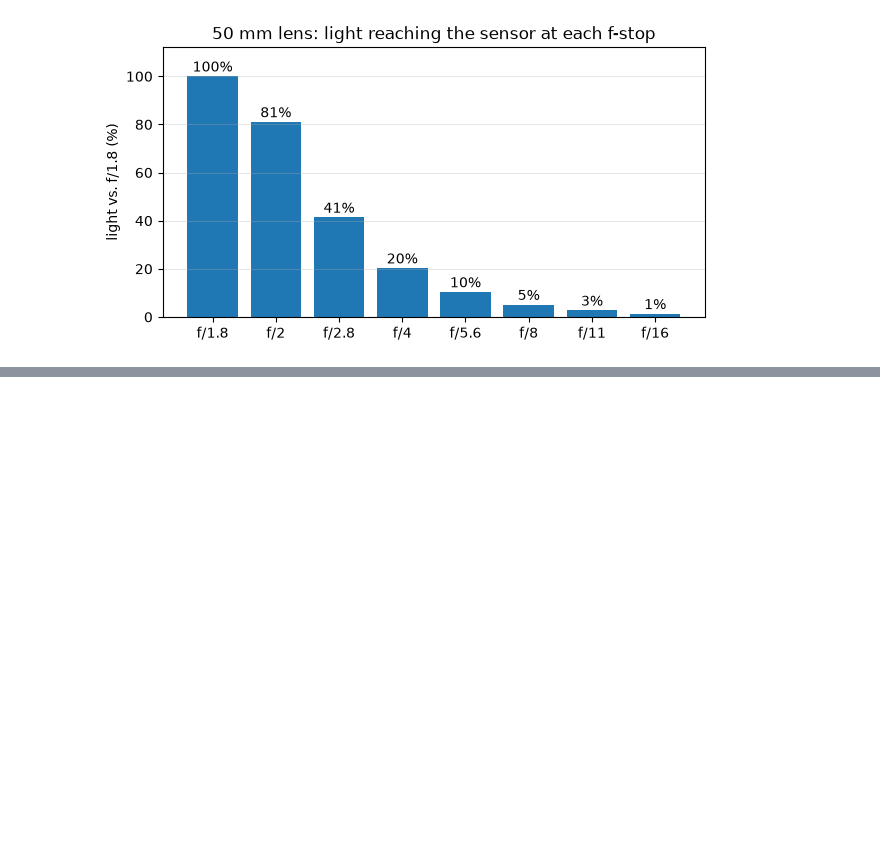
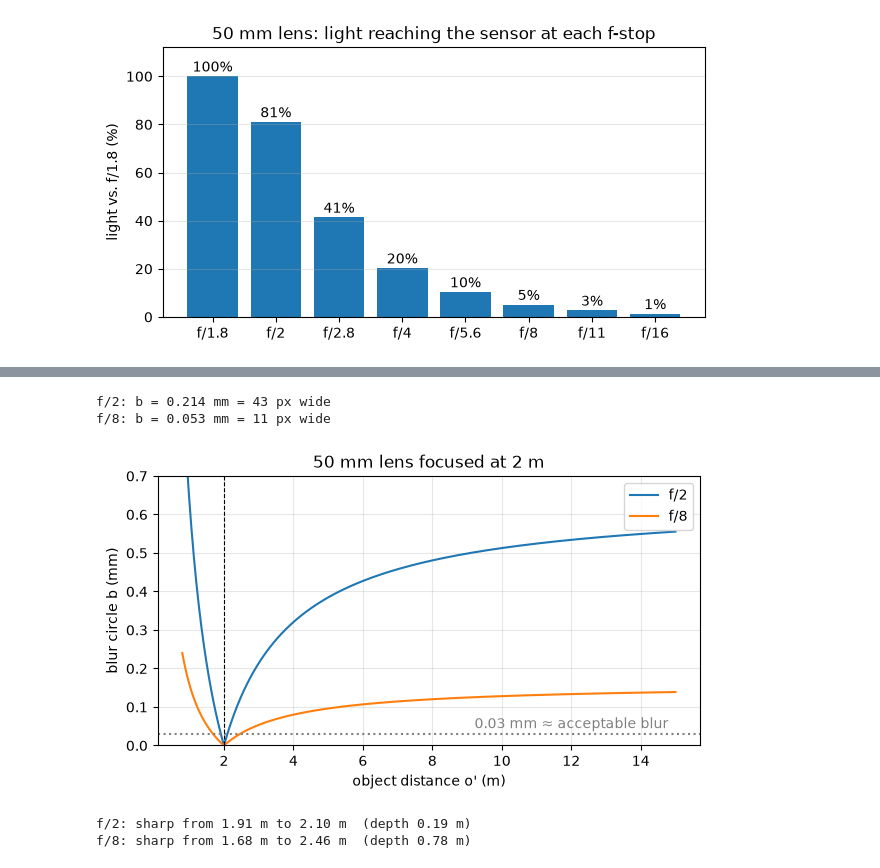
Before and after one commit to Ali-Haider-NSU/perception-geometry, a Jupyter notebook: 01_image_formation/projection.ipynb, the cells around one changed output, grey strips where cells are left out. Drawn from its saved outputs; the diff is of its cells as text; code cells hidden in the pictures; blank space fills up the shorter version.

Commit message:
Defocus Blur circle

```diff
--- a/01_image_formation/projection.ipynb
+++ b/01_image_formation/projection.ipynb
@@ -266,0 +274,47 @@ plt.show()
+# %%
+import numpy as np
+import matplotlib.pyplot as plt
+
+def blur_circle(f, N, o, o_p):
+    return (f**2/N)* np.abs(o-o_p)/(o_p*(o-f))
+
+f, o, o_p = 0.05, 2.0, 3.0
+pixel = 5e-6
+
+for N in [2,8]:
+    b = blur_circle(f,N,o,o_p)
+    print(f"f/{N}: b = {b*1e3:.3f} mm = {b/pixel:.0f} px wide")
+# %% [output]
+f/2: b = 0.214 mm = 43 px wide
+f/8: b = 0.053 mm = 11 px wide
+# %%
+o_range = np.linspace(0.8, 15, 600)
+c = 0.03e-3
+
+plt.figure(figsize=(7, 3.5))
+for N in [2, 8]:
+    plt.plot(o_range, blur_circle(f, N, o, o_range) * 1e3, label=f"f/{N}")
+plt.axhline(c * 1e3, ls=":", c="gray")
+plt.text(14.8, 0.045, "0.03 mm ≈ acceptable blur", ha="right", color="gray")
+plt.axvline(o, ls="--", c="k", lw=0.8)
+plt.xlabel("object distance o' (m)")
+plt.ylabel("blur circle b (mm)")
+plt.ylim(0, 0.7)
+plt.legend(); plt.grid(alpha=0.3)
+plt.title("50 mm lens focused at 2 m")
+plt.show()
+# %% [output]
+[figure, added]
+# %%
+def depth_of_field(f, N, o, c=0.03e-3):
+    k = c * N * (o - f) / f**2
+    near = o / (1 + k)
+    far = o / (1 - k) if k < 1 else np.inf
+    return near, far
+
+for N in [2, 8]:
+    near, far = depth_of_field(f, N, o)
+    print(f"f/{N}: sharp from {near:.2f} m to {far:.2f} m  (depth {far - near:.2f} m)")
+# %% [output]
+f/2: sharp from 1.91 m to 2.10 m  (depth 0.19 m)
+f/8: sharp from 1.68 m to 2.46 m  (depth 0.78 m)
```
Also changed, not shown: parts of 1 cell of this notebook.
